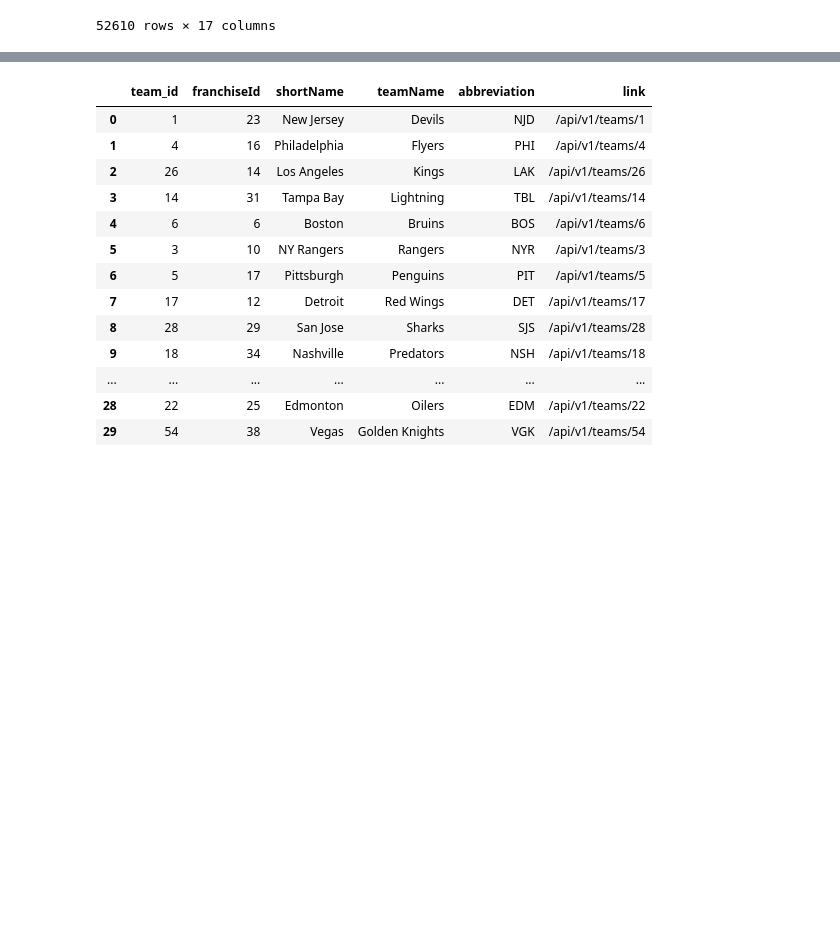
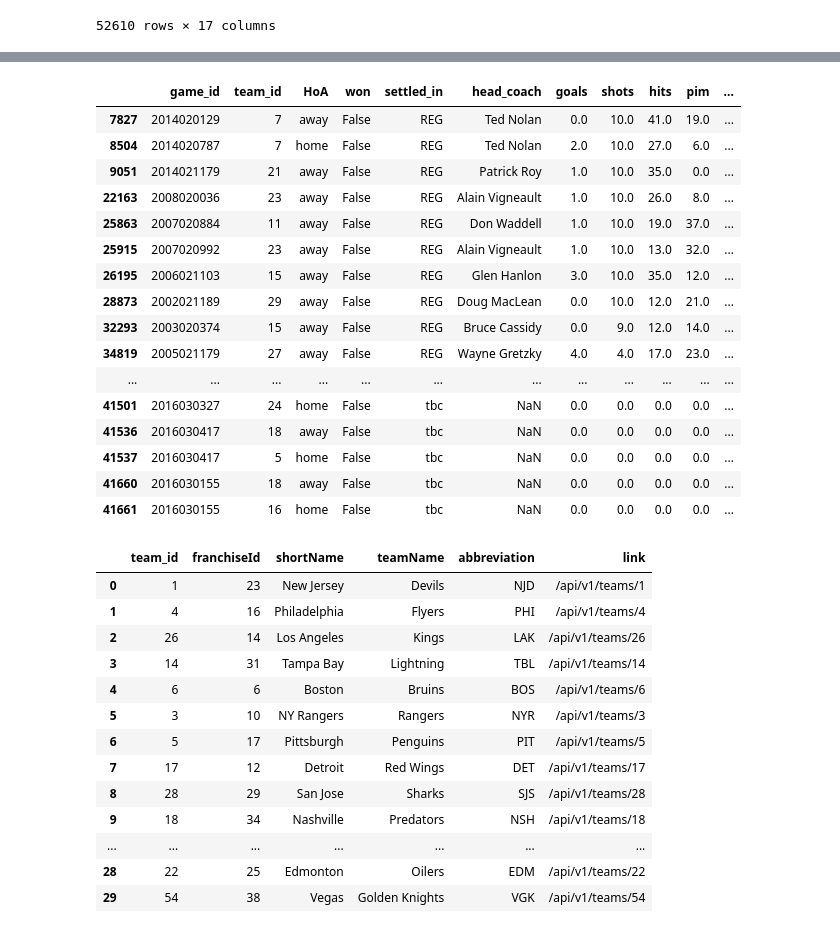
Before and after one commit to fenwayb/NHLMatchupCalculator, a Jupyter notebook: test.ipynb, the cells around one changed output, grey strips where cells are left out. Saved outputs shown, nothing was run; the diff lists cells and outputs as text; code cells hidden in the pictures; blank space fills up the shorter version.

Commit message:
updated database creation and exported ml_table

```diff
--- a/test.ipynb
+++ b/test.ipynb
@@ -68,3 +51,23 @@ game_df
+# %%
+game_teams_stats_df[game_teams_stats_df['shots'] <= 10]
+# %% [output]
+|  | game_id | team_id | HoA | won | settled_in | head_coach | goals | shots | hits | pim | ... |
+| 7827 | 2014020129 | 7 | away | False | REG | Ted Nolan | 0.0 | 10.0 | 41.0 | 19.0 | ... |
+| 8504 | 2014020787 | 7 | home | False | REG | Ted Nolan | 2.0 | 10.0 | 27.0 | 6.0 | ... |
+| 9051 | 2014021179 | 21 | away | False | REG | Patrick Roy | 1.0 | 10.0 | 35.0 | 0.0 | ... |
+| 22163 | 2008020036 | 23 | away | False | REG | Alain Vigneault | 1.0 | 10.0 | 26.0 | 8.0 | ... |
+| 25863 | 2007020884 | 11 | away | False | REG | Don Waddell | 1.0 | 10.0 | 19.0 | 37.0 | ... |
+| 25915 | 2007020992 | 23 | away | False | REG | Alain Vigneault | 1.0 | 10.0 | 13.0 | 32.0 | ... |
+| 26195 | 2006021103 | 15 | away | False | REG | Glen Hanlon | 3.0 | 10.0 | 35.0 | 12.0 | ... |
+| 28873 | 2002021189 | 29 | away | False | REG | Doug MacLean | 0.0 | 10.0 | 12.0 | 21.0 | ... |
+| 32293 | 2003020374 | 15 | away | False | REG | Bruce Cassidy | 0.0 | 9.0 | 12.0 | 14.0 | ... |
+| 34819 | 2005021179 | 27 | away | False | REG | Wayne Gretzky | 4.0 | 4.0 | 17.0 | 23.0 | ... |
+| ... | ... | ... | ... | ... | ... | ... | ... | ... | ... | ... | ... |
+| 41501 | 2016030327 | 24 | home | False | tbc | NaN | 0.0 | 0.0 | 0.0 | 0.0 | ... |
+| 41536 | 2016030417 | 18 | away | False | tbc | NaN | 0.0 | 0.0 | 0.0 | 0.0 | ... |
+| 41537 | 2016030417 | 5 | home | False | tbc | NaN | 0.0 | 0.0 | 0.0 | 0.0 | ... |
+| 41660 | 2016030155 | 18 | away | False | tbc | NaN | 0.0 | 0.0 | 0.0 | 0.0 | ... |
+| 41661 | 2016030155 | 16 | home | False | tbc | NaN | 0.0 | 0.0 | 0.0 | 0.0 | ... |
 # %%
 team_df
 # %% [output]
```
Also changed, not shown: parts of 4 cells of this notebook, 3 other files.
